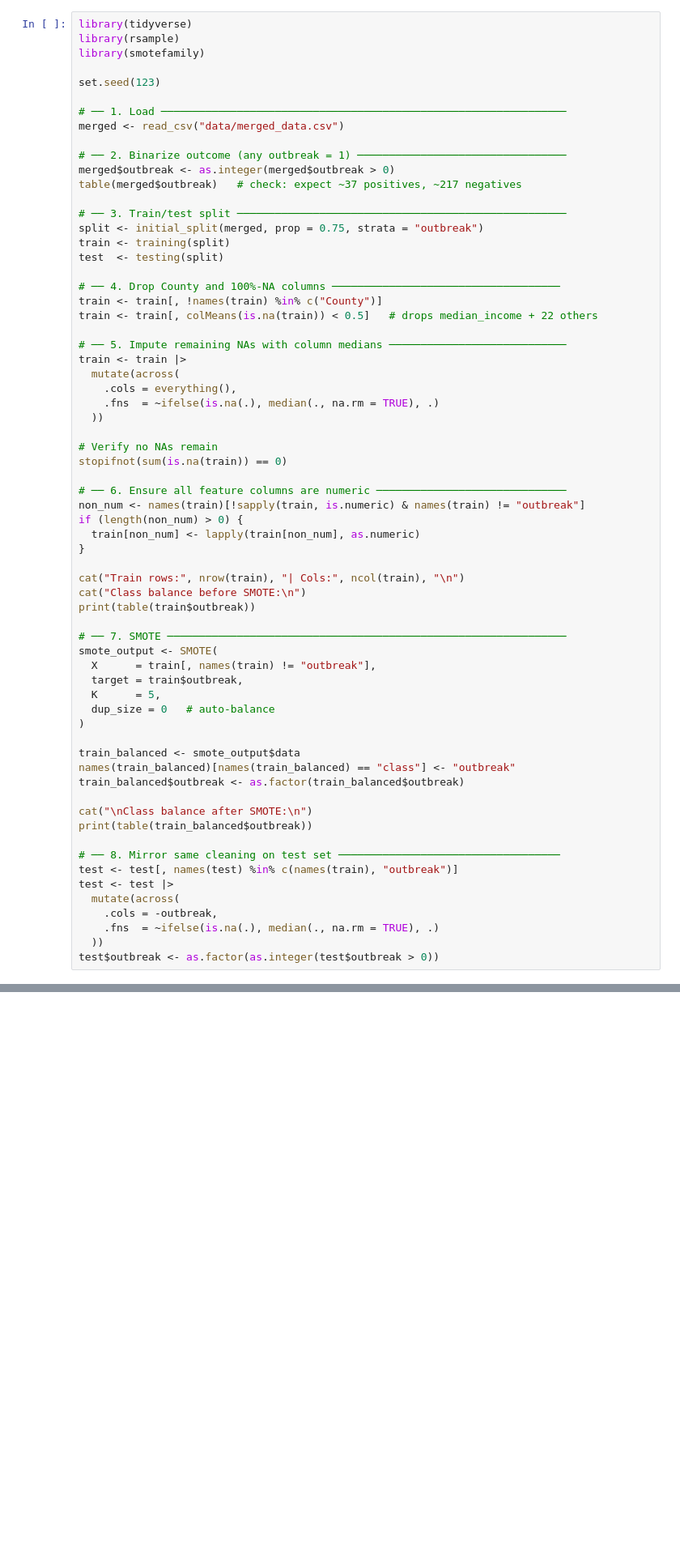
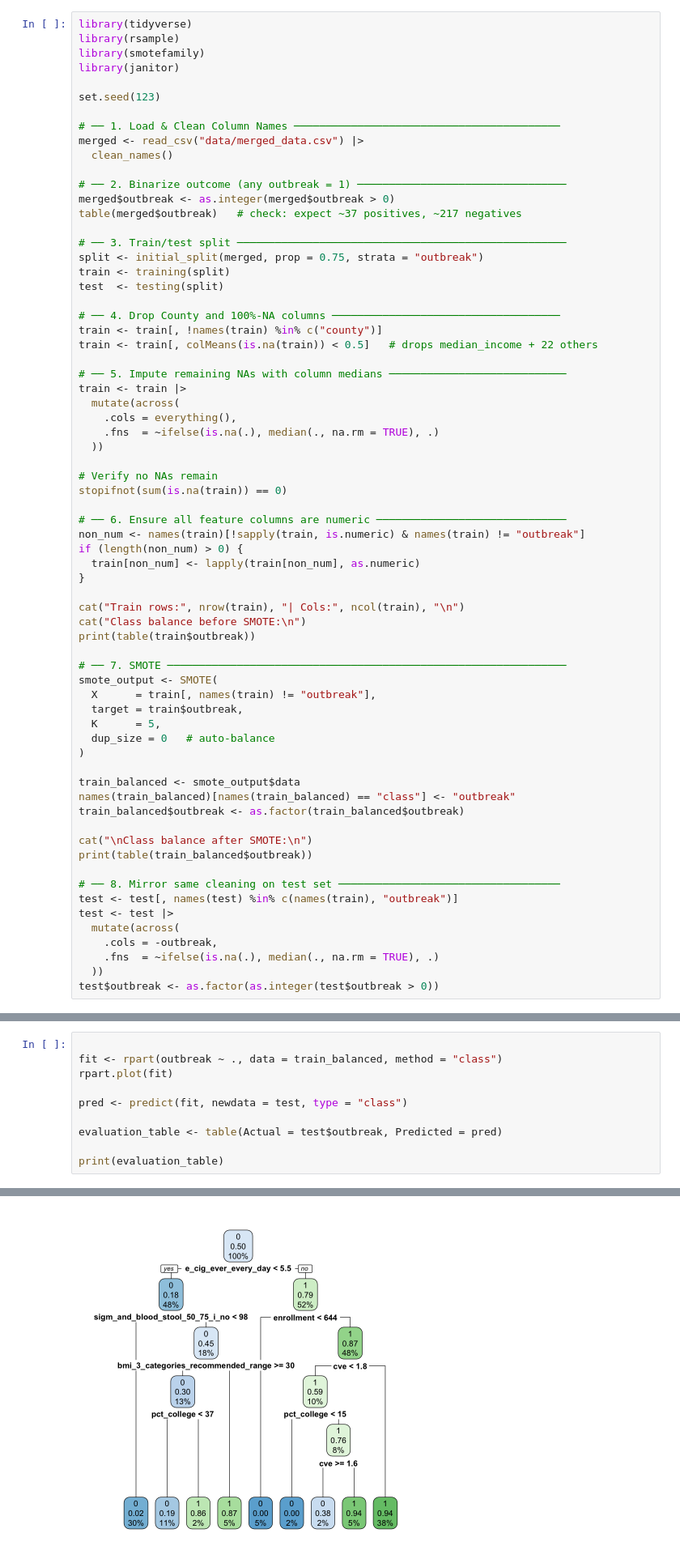
Before and after one commit to aichacamara/Measles-Outbreak-and-Public-Policy-Reluctance, a Jupyter notebook: 2026SU/Regression_tree.ipynb, the cells around one changed output, grey strips where cells are left out. Shown at 81% size. Saved outputs shown, nothing was run; the diff lists cells and outputs as text; blank space fills up the shorter version.

```diff
--- a/2026SU/Regression_tree.ipynb
+++ b/2026SU/Regression_tree.ipynb
@@ -213,11 +267,13 @@ ERROR: Error in get.knnx(data, query, k, algorithm): Data include NAs
 library(tidyverse)
 library(rsample)
 library(smotefamily)
+library(janitor)
 
 set.seed(123)
 
-# ── 1. Load ────────────────────────────────────────────────────────────────
-merged <- read_csv("data/merged_data.csv")
+# ── 1. Load & Clean Column Names ──────────────────────────────────────────
+merged <- read_csv("data/merged_data.csv") |>
+  clean_names()
 
 # ── 2. Binarize outcome (any outbreak = 1) ─────────────────────────────────
 merged$outbreak <- as.integer(merged$outbreak > 0)
@@ -229,7 +285,7 @@ train <- training(split)
 test  <- testing(split)
 
 # ── 4. Drop County and 100%-NA columns ────────────────────────────────────
-train <- train[, !names(train) %in% c("County")]
+train <- train[, !names(train) %in% c("county")]
 train <- train[, colMeans(is.na(train)) < 0.5]   # drops median_income + 22 others
 
 # ── 5. Impute remaining NAs with column medians ────────────────────────────
@@ -297,3 +361,14 @@ Class balance after SMOTE:
 
   0   1
 162 162
+# %%
+
+fit <- rpart(outbreak ~ ., data = train_balanced, method = "class")
+rpart.plot(fit)
+
+pred <- predict(fit, newdata = test, type = "class")
+
+evaluation_table <- table(Actual = test$outbreak, Predicted = pred)
+
+print(evaluation_table)
+# %% [output]
@@ -299,0 +379 @@ Class balance after SMOTE:
+[figure, added]
```
Also changed, not shown: parts of 12 cells of this notebook.
